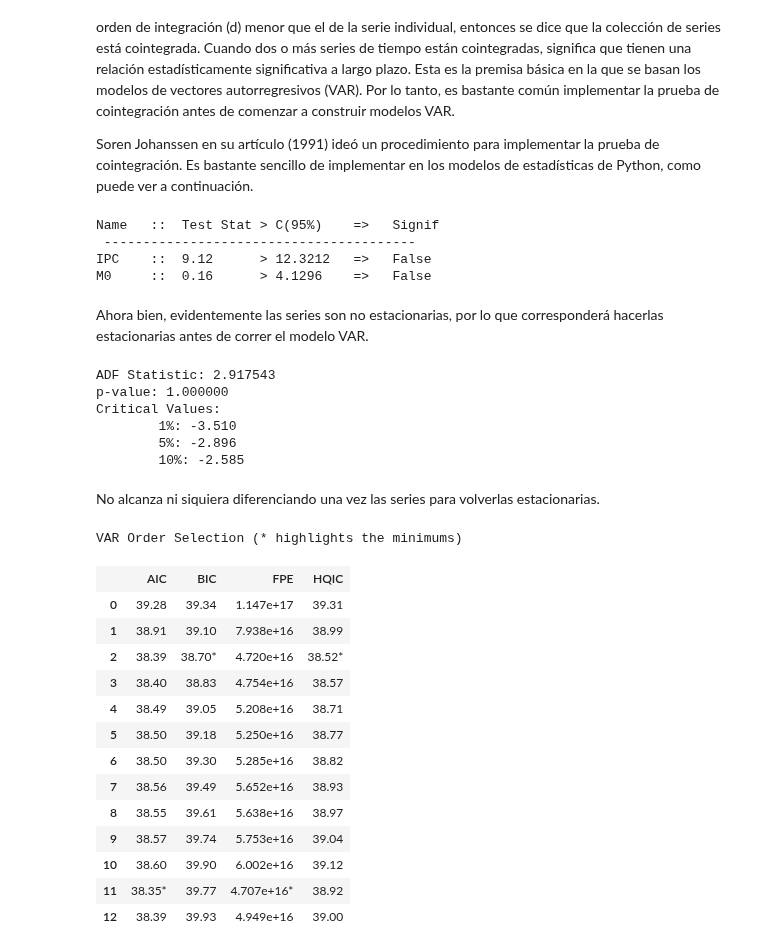
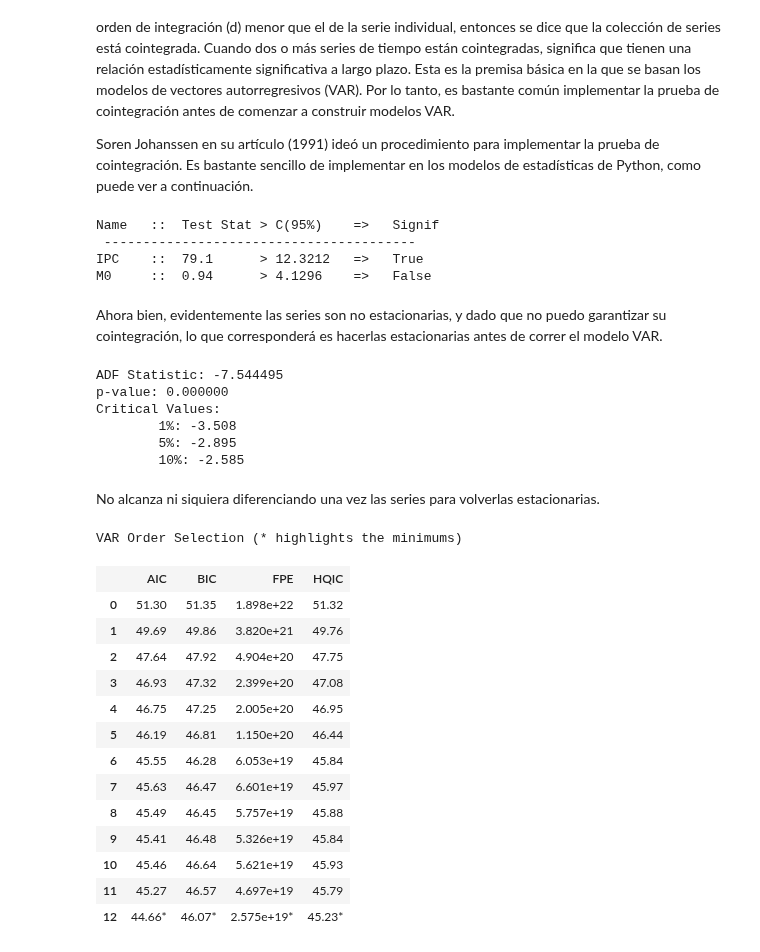
Before and after one commit to luciojosep/AnalisisCuantitativoAvanzado, a Jupyter notebook: SeriesdeTiempo/Granger_Johansen_Watson.ipynb, the cells around one changed output. Drawn from its saved outputs; the diff is of its cells as text; code cells hidden in the pictures.

```diff
--- a/SeriesdeTiempo/Granger_Johansen_Watson.ipynb
+++ b/SeriesdeTiempo/Granger_Johansen_Watson.ipynb
@@ -26,7 +19,8 @@ Mounted at /content/drive
 # %%
 # IPC
 select='68119'
-ipc = requests.get('https://api.alphacast.io/datasets/5864/data?apiKey='+user_key+'&%24select='+select+'&$format=csv', auth=HTTPBasicAuth(user_key, ''))
+fecha='2015-01-01'
+ipc = requests.get('https://api.alphacast.io/datasets/5864/data?apiKey='+user_key+'&%24select='+select+'&%24filter=%27Date%27+ge+'+fecha+'T03%3A00%3A00.000Z&&$format=csv', auth=HTTPBasicAuth(user_key, ''))
 open('ipc.csv','wb').write(ipc.content)
 ipc = pd.read_csv('ipc.csv',delimiter = ',')
 # %%
@@ -41,8 +35,8 @@ m0 = pd.read_csv('m0.csv',delimiter = ',')
 M0=m0['Agregados monetarios, saldos afin de mes, en miles de pesos - Base monetaria (M0) - Circulación monetaria - En entidades financieras']
 IPC=ipc['Nivel general']
 # %%
-M0=M0[:-6]
-IPC=IPC[:-1]
+M0=M0[:]
+IPC=IPC[:]
 # %%
 fig, ax1 = plt.subplots(figsize=(8, 8))
 ax2 = ax1.twinx()
@@ -131,58 +128,60 @@ def cointegration_test(df, alpha=0.05):
     for col, trace, cvt in zip(df.columns, traces, cvts):
         print(adjust(col), ':: ', adjust(round(trace,2), 9), ">", adjust(cvt, 8), ' =>  ' , trace > cvt)
 
-cointegration_test(pd.DataFrame({'IPC': IPC, 'M0': M0}))
+cointegration_test(pd.DataFrame({'IPC': IPC[:-1], 'M0': M0[:-1]}))
 # %% [output]
 Name   ::  Test Stat > C(95%)    =>   Signif
  ----------------------------------------
-IPC    ::  9.12      > 12.3212   =>   False
-M0     ::  0.16      > 4.1296    =>   False
+IPC    ::  79.1      > 12.3212   =>   True
+M0     ::  0.94      > 4.1296    =>   False
 # %% [markdown]
-Ahora bien, evidentemente las series son no estacionarias, por lo que corresponderá hacerlas estacionarias antes de correr el modelo VAR.
+Ahora bien, evidentemente las series son no estacionarias, y dado que no puedo garantizar su cointegración, lo que corresponderá es hacerlas estacionarias antes de correr el modelo VAR.
 # %%
 d = {'IPC': IPC, 'M0': M0}
 df = pd.DataFrame(data=d)
 df1=df.diff().dropna()
 df2=df1.diff().dropna()
+df3=df2.diff().dropna()
+df4=df3.diff().dropna()
 # %%
 from statsmodels.tsa.stattools import adfuller
-res=adfuller(df['IPC'])
+res=adfuller(df4['IPC'])
 print('ADF Statistic: %f' % res[0])
 print('p-value: %f' % res[1])
 print('Critical Values:')
 for key, value in res[4].items():
 	print('\t%s: %.3f' % (key, value))
 # %% [output]
-ADF Statistic: 2.917543
-p-value: 1.000000
+ADF Statistic: -7.544495
+p-value: 0.000000
 Critical Values:
-        1%: -3.510
-        5%: -2.896
+        1%: -3.508
+        5%: -2.895
         10%: -2.585
 # %% [markdown]
 No alcanza ni siquiera diferenciando una vez las series para volverlas estacionarias.
 # %%
 from statsmodels.tsa.api import VAR
 
-model = VAR(df2)
+model = VAR(df4)
 x = model.select_order(maxlags=12)
 x.summary()
 # %% [output]
 VAR Order Selection (* highlights the minimums)
 |  | AIC | BIC | FPE | HQIC |
-| 0 | 39.28 | 39.34 | 1.147e+17 | 39.31 |
-| 1 | 38.91 | 39.10 | 7.938e+16 | 38.99 |
-| 2 | 38.39 | 38.70* | 4.720e+16 | 38.52* |
-| 3 | 38.40 | 38.83 | 4.754e+16 | 38.57 |
-| 4 | 38.49 | 39.05 | 5.208e+16 | 38.71 |
-| 5 | 38.50 | 39.18 | 5.250e+16 | 38.77 |
-| 6 | 38.50 | 39.30 | 5.285e+16 | 38.82 |
-| 7 | 38.56 | 39.49 | 5.652e+16 | 38.93 |
-| 8 | 38.55 | 39.61 | 5.638e+16 | 38.97 |
-| 9 | 38.57 | 39.74 | 5.753e+16 | 39.04 |
-| 10 | 38.60 | 39.90 | 6.002e+16 | 39.12 |
-| 11 | 38.35* | 39.77 | 4.707e+16* | 38.92 |
-| 12 | 38.39 | 39.93 | 4.949e+16 | 39.00 |
+| 0 | 51.30 | 51.35 | 1.898e+22 | 51.32 |
+| 1 | 49.69 | 49.86 | 3.820e+21 | 49.76 |
+| 2 | 47.64 | 47.92 | 4.904e+20 | 47.75 |
+| 3 | 46.93 | 47.32 | 2.399e+20 | 47.08 |
+| 4 | 46.75 | 47.25 | 2.005e+20 | 46.95 |
+| 5 | 46.19 | 46.81 | 1.150e+20 | 46.44 |
+| 6 | 45.55 | 46.28 | 6.053e+19 | 45.84 |
+| 7 | 45.63 | 46.47 | 6.601e+19 | 45.97 |
+| 8 | 45.49 | 46.45 | 5.757e+19 | 45.88 |
+| 9 | 45.41 | 46.48 | 5.326e+19 | 45.84 |
+| 10 | 45.46 | 46.64 | 5.621e+19 | 45.93 |
+| 11 | 45.27 | 46.57 | 4.697e+19 | 45.79 |
+| 12 | 44.66* | 46.07* | 2.575e+19* | 45.23* |
 # %%
 model_fitted = model.fit(2)
 model_fitted.summary()
```
Also changed, not shown: parts of 9 cells of this notebook.
